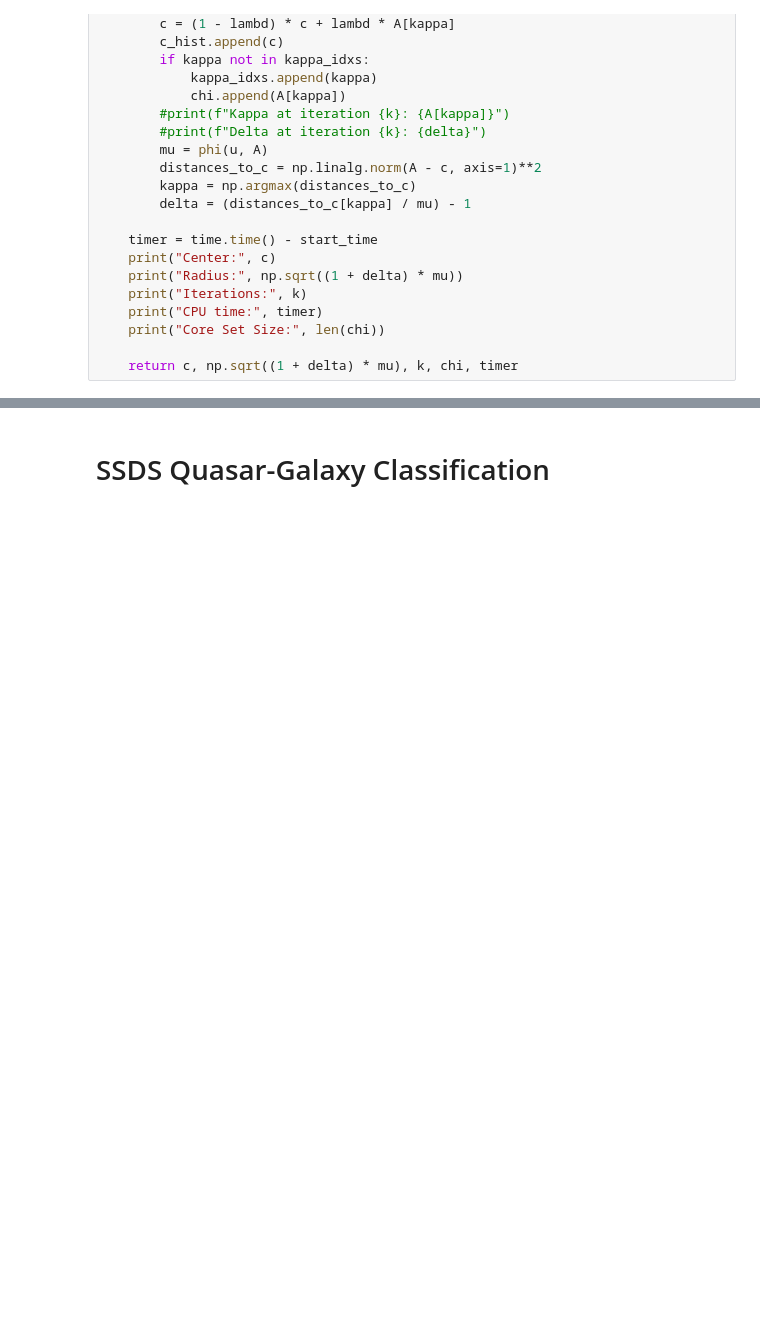
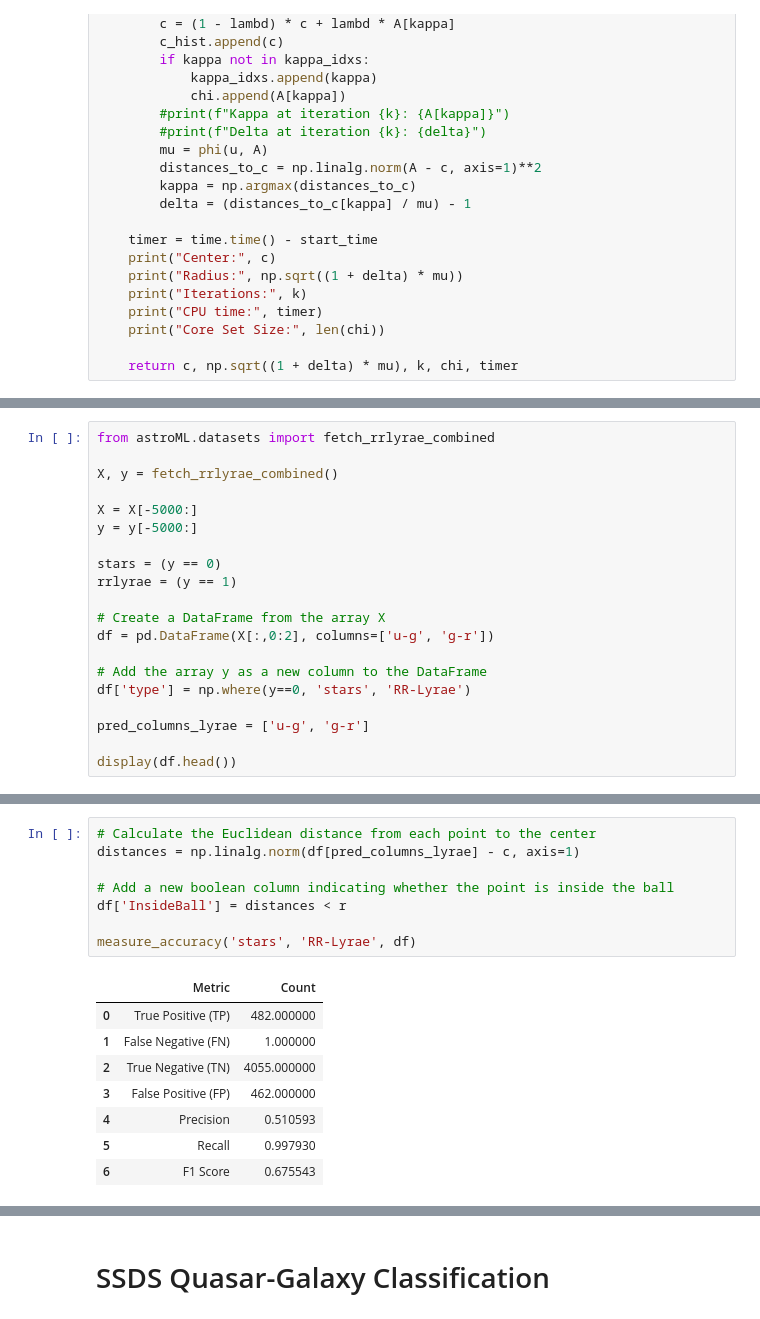
Before and after one commit to joanorePD/Astronomical_Anomaly_Detection_with_MEB, a Jupyter notebook: meb.ipynb, the cells around one changed output, grey strips where cells are left out. Cells and saved outputs as stored; diff of their text form; blank space fills up the shorter version.

Commit message:
added rr lyrae

```diff
--- a/meb.ipynb
+++ b/meb.ipynb
@@ -170,0 +129,20 @@ def frank_wolfe_alg_MEB(epsilon, A):
+# %%
+from astroML.datasets import fetch_rrlyrae_combined
+
+X, y = fetch_rrlyrae_combined()
+
+X = X[-5000:]
+y = y[-5000:]
+
+stars = (y == 0)
+rrlyrae = (y == 1)
+
+# Create a DataFrame from the array X
+df = pd.DataFrame(X[:,0:2], columns=['u-g', 'g-r'])
+
+# Add the array y as a new column to the DataFrame
+df['type'] = np.where(y==0, 'stars', 'RR-Lyrae')
+
+pred_columns_lyrae = ['u-g', 'g-r']
+
+display(df.head())
@@ -171 +185,18 @@ def frank_wolfe_alg_MEB(epsilon, A):
+# %%
+# Calculate the Euclidean distance from each point to the center
+distances = np.linalg.norm(df[pred_columns_lyrae] - c, axis=1)
+
+# Add a new boolean column indicating whether the point is inside the ball
+df['InsideBall'] = distances < r
+
+measure_accuracy('stars', 'RR-Lyrae', df)
+# %% [output]
+|  | Metric | Count |
+| 0 | True Positive (TP) | 482.000000 |
+| 1 | False Negative (FN) | 1.000000 |
+| 2 | True Negative (TN) | 4055.000000 |
+| 3 | False Positive (FP) | 462.000000 |
+| 4 | Precision | 0.510593 |
+| 5 | Recall | 0.997930 |
+| 6 | F1 Score | 0.675543 |
 # %%
```
Also changed, not shown: parts of 15 cells of this notebook.
